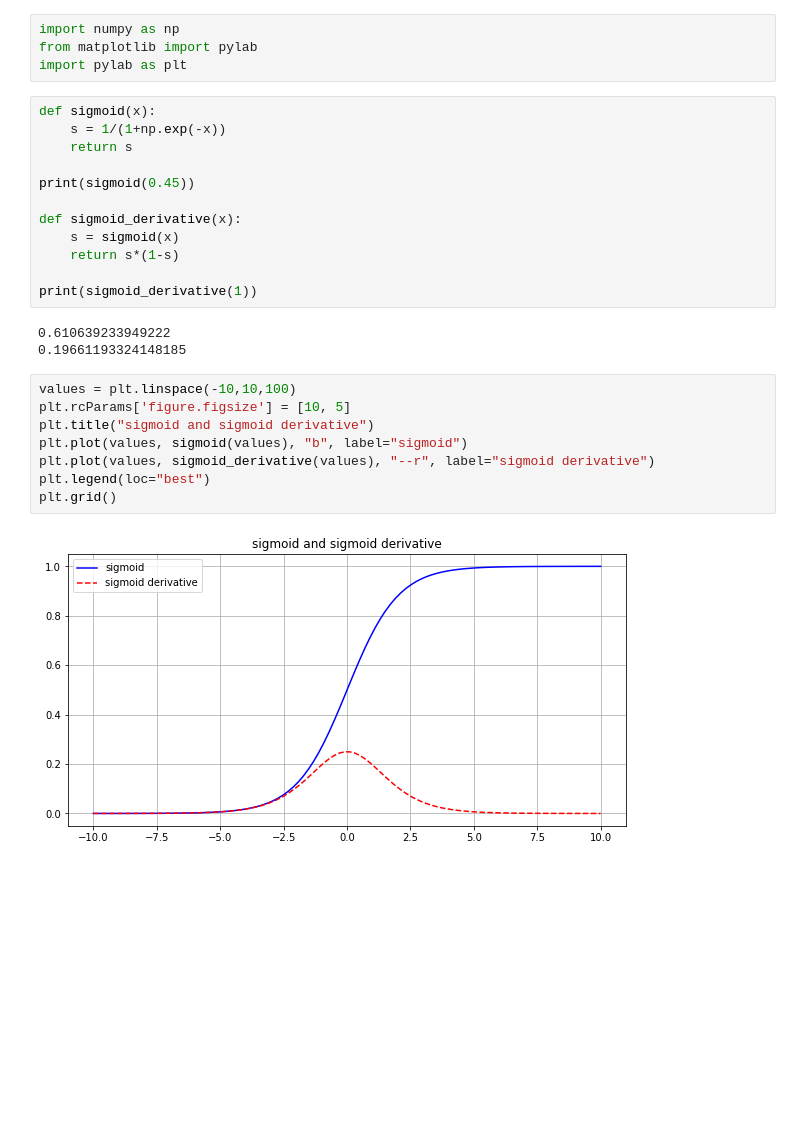
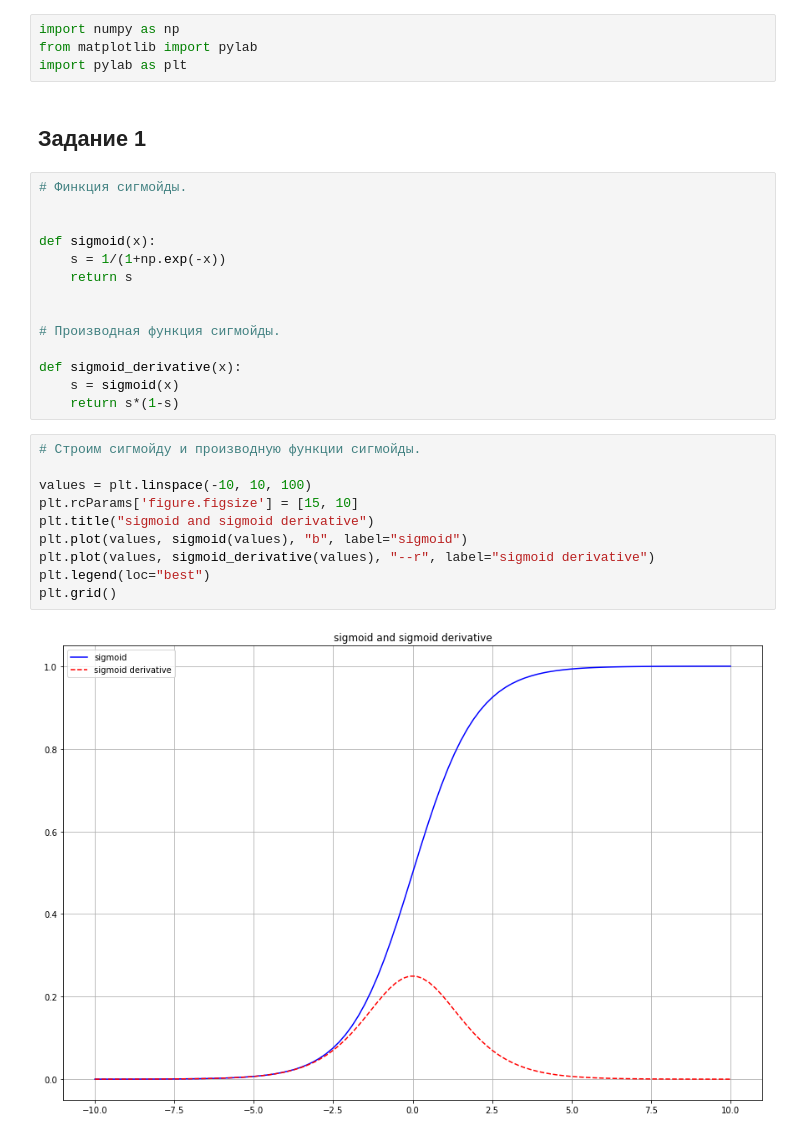
Before and after one commit to grimysss/MathOfNNHW, a Jupyter notebook: src/MathOfNNHW.prj/MathOfNNHW.ipynb, the cells around one changed output. Drawn from its saved outputs; the diff is of its cells as text; blank space fills up the shorter version.

```diff
--- a/src/MathOfNNHW.prj/MathOfNNHW.ipynb
+++ b/src/MathOfNNHW.prj/MathOfNNHW.ipynb
@@ -2,29 +2,33 @@
 import numpy as np
 from matplotlib import pylab
 import pylab as plt
+# %% [markdown]
+Задание 1
+---------
 # %%
+# Финкция сигмойды.
+
+
 def sigmoid(x):
     s = 1/(1+np.exp(-x))
     return s
 
-print(sigmoid(0.45))
+
+# Производная функция сигмойды.
 
 def sigmoid_derivative(x):
     s = sigmoid(x)
     return s*(1-s)
-
-print(sigmoid_derivative(1))
-# %% [output]
-0.610639233949222
-0.19661193324148185
 # %%
-values = plt.linspace(-10,10,100)
-plt.rcParams['figure.figsize'] = [10, 5]
+# Строим сигмойду и производную функции сигмойды.
+
+values = plt.linspace(-10, 10, 100)
+plt.rcParams['figure.figsize'] = [15, 10]
 plt.title("sigmoid and sigmoid derivative")
 plt.plot(values, sigmoid(values), "b", label="sigmoid")
 plt.plot(values, sigmoid_derivative(values), "--r", label="sigmoid derivative")
 plt.legend(loc="best")
 plt.grid()
 # %% [output]
-[figure, old version]
+[figure, new version]
 # %%
```
Also changed, not shown: parts of 14 cells of this notebook.
